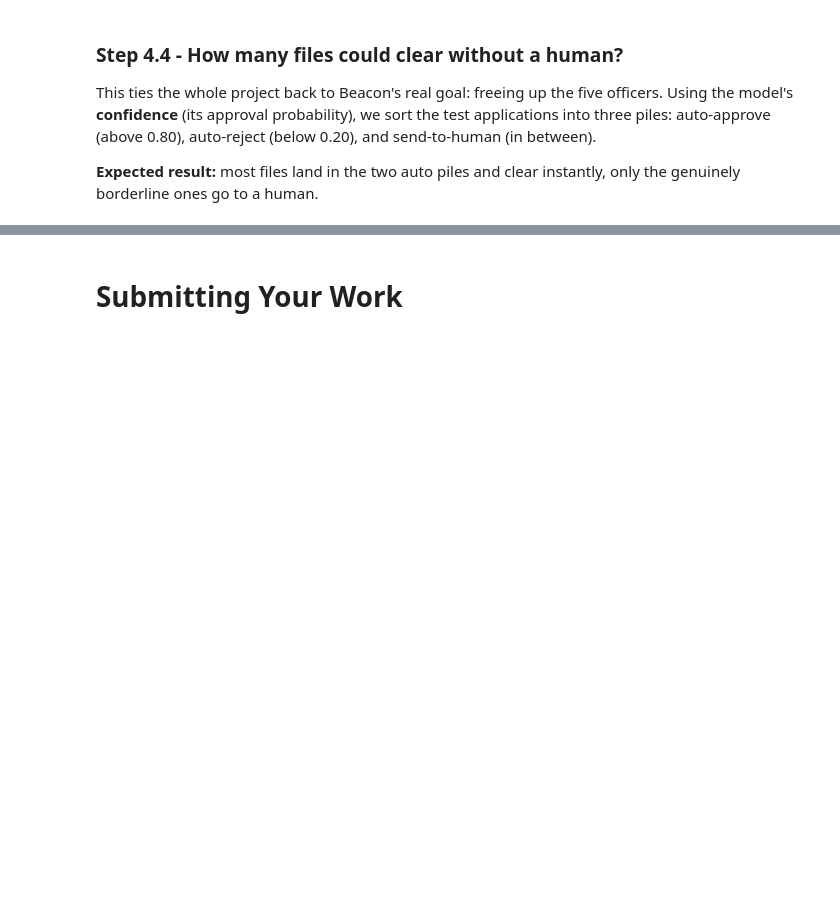
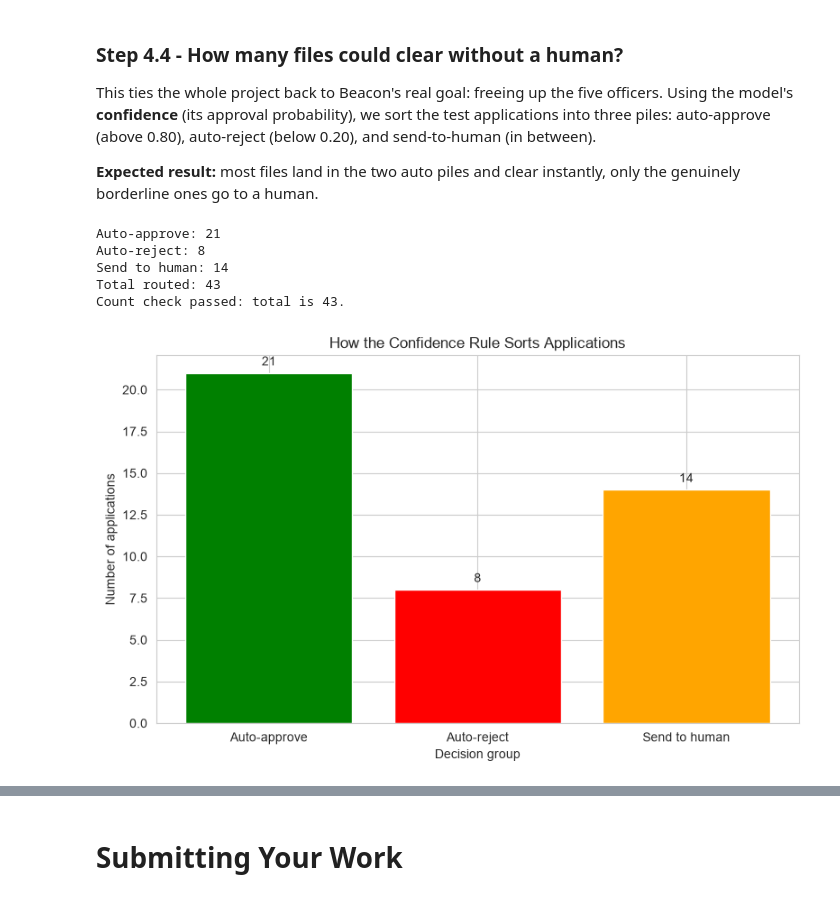
Before and after one commit to emilyejohnson/Beacon-Community-Capital, a Jupyter notebook: Learner_Guide_Notebook.ipynb, the cells around one changed output, grey strips where cells are left out. Cells and saved outputs as stored; diff of their text form; code cells hidden in the pictures; blank space fills up the shorter version.

```diff
--- a/Learner_Guide_Notebook.ipynb
+++ b/Learner_Guide_Notebook.ipynb
@@ -797,13 +984,75 @@ This ties the whole project back to Beacon's real goal: freeing up the five offi
 # %%
 ## TASK: Sort applications by confidence.
 ## Prompt Codex to:
 ##   1. get the model's approval probability for each X_test row (probability of class 1) via predict_proba,
 ##   2. sort each application into three buckets: "Auto-approve" if probability > 0.80,
 ##      "Auto-reject" if < 0.20, and "Send to human" otherwise,
 ##   3. print how many test applications fall into each bucket,
 ##   4. draw a bar chart of the three bucket counts titled "How the Confidence Rule Sorts Applications".
 
-______
+# Step 4.4: Confidence-based routing using original model and existing X_test
+
+import pandas as pd
+import matplotlib.pyplot as plt
+
+# Probability of class 1 ("Approved")
+proba_approved = model.predict_proba(X_test)[:, 1]
+
+# Route by confidence rule
+routing = pd.Series(
+    pd.cut(
+        proba_approved,
+        bins=[-float("inf"), 0.20, 0.80, float("inf")],
+        labels=["Auto-reject", "Send to human", "Auto-approve"],
+        right=False  # 0.20 and 0.80 go to "Send to human"
+    ),
+    index=X_test.index
+)
+
+# Ensure all groups appear, even if zero
+group_order = ["Auto-approve", "Auto-reject", "Send to human"]
+group_counts = routing.value_counts().reindex(group_order, fill_value=0)
+
+# Print counts and total check
+for group in group_order:
+    print(f"{group}: {int(group_counts[group])}")
+
+total_count = int(group_counts.sum())
+print(f"Total routed: {total_count}")
+
+if total_count == 43:
+    print("Count check passed: total is 43.")
+else:
+    print(f"Count check failed: expected 43, got {total_count}.")
+
+# Bar chart
+colors = ["green", "red", "orange"]
+
+plt.figure(figsize=(8, 5))
+bars = plt.bar(group_order, group_counts.values, color=colors)
+plt.title("How the Confidence Rule Sorts Applications")
+plt.xlabel("Decision group")
+plt.ylabel("Number of applications")
+
+# Add counts above bars
+for bar, count in zip(bars, group_counts.values):
+    plt.text(
+        bar.get_x() + bar.get_width() / 2,
+        bar.get_height() + 0.3,
+        f"{int(count)}",
+        ha="center",
+        va="bottom"
+    )
+
+plt.tight_layout()
+plt.show()
+# %% [output]
+Auto-approve: 21
+Auto-reject: 8
+Send to human: 14
+Total routed: 43
+Count check passed: total is 43.
+[figure, added]
 # %% [markdown]
 ### Your Conclusion
 
```
Also changed, not shown: parts of 10 cells of this notebook.
